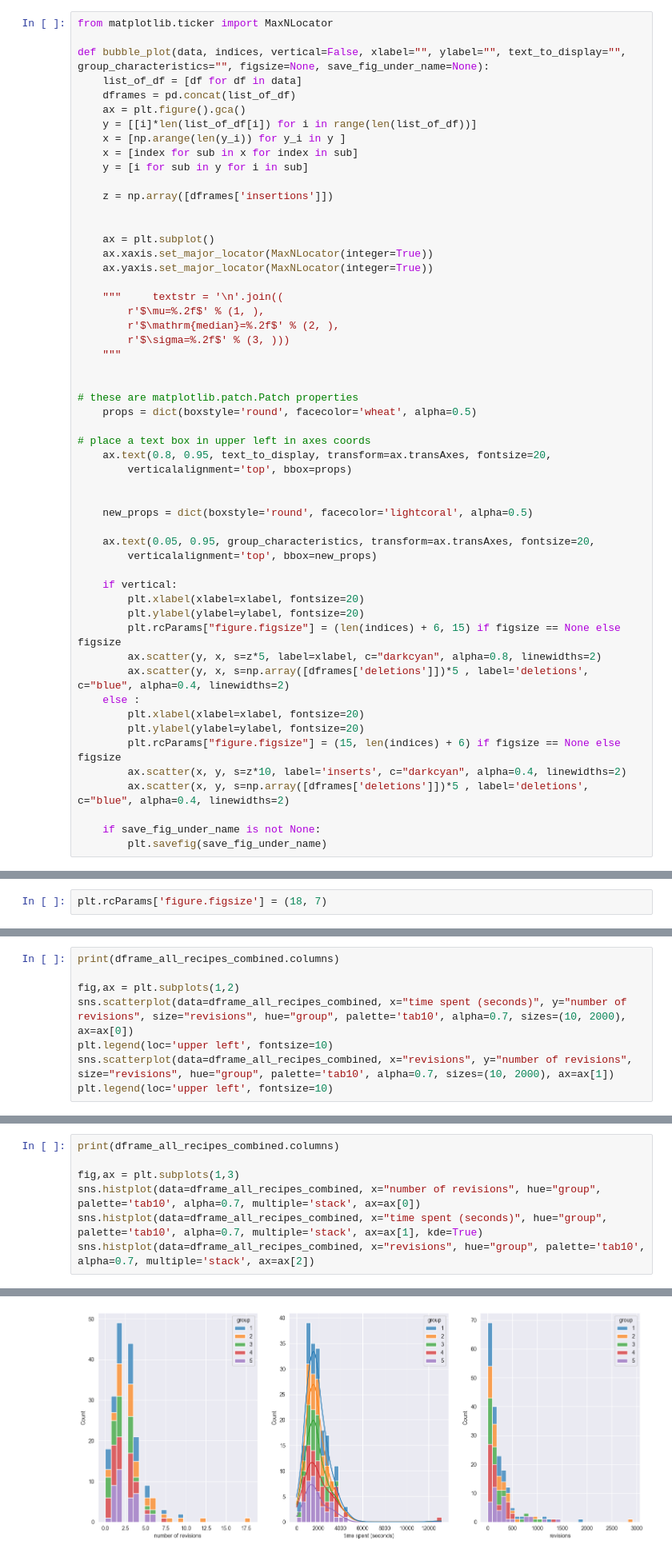
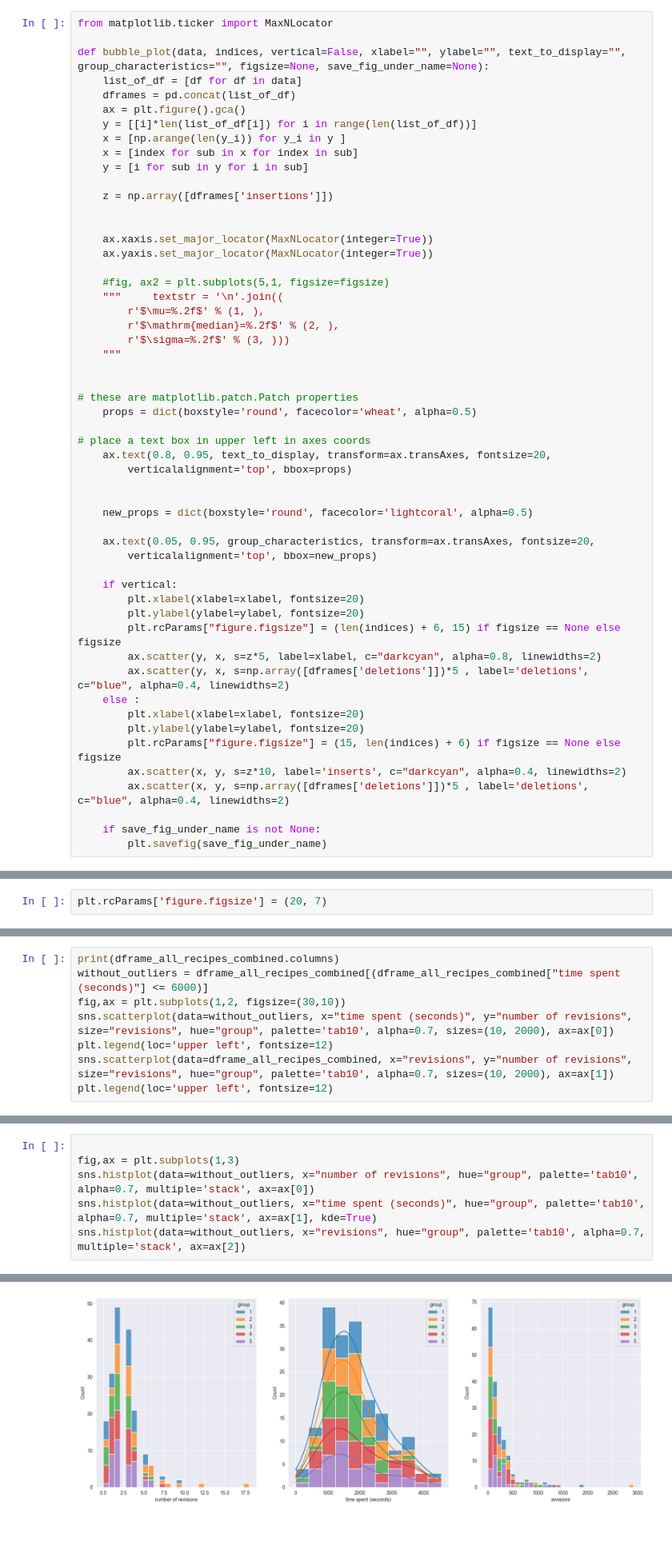
Before and after one commit to lucamouchel/Understanding-Revision-Behavior, a Jupyter notebook: InsertsDelComparisons.ipynb, the cells around one changed output, grey strips where cells are left out. Shown at 80% size. Drawn from its saved outputs; the diff is of its cells as text; blank space fills up the shorter version.

```diff
--- a/InsertsDelComparisons.ipynb
+++ b/InsertsDelComparisons.ipynb
@@ -249,10 +249,10 @@ def bubble_plot(data, indices, vertical=False, xlabel="", ylabel="", text_to_dis
     z = np.array([dframes['insertions']])
 
 
-    ax = plt.subplot()
     ax.xaxis.set_major_locator(MaxNLocator(integer=True))
     ax.yaxis.set_major_locator(MaxNLocator(integer=True))
 
+    #fig, ax2 = plt.subplots(5,1, figsize=figsize)
     """     textstr = '\n'.join((
         r'$\mu=%.2f$' % (1, ),
         r'$\mathrm{median}=%.2f$' % (2, ),
@@ -556,6 +559,6 @@ dframe_all_recipes_combined = pd.DataFrame(dframe_all_recipes_combined)
 2022-09-04 14:01:31.746981 2022-09-04 14:48:49.568420
 2022-09-04 14:01:31.746981 2022-09-04 14:48:49.568420
 # %%
-plt.rcParams['figure.figsize'] = (18, 7)
+plt.rcParams['figure.figsize'] = (20, 7)
 # %%
 
@@ -572,12 +579,12 @@ On average, no group spends much more time on the platform, they balance themsel
 However, in terms of amount of revision, non clear distinction exists between groups. We cant assume users with feedback review much more than users without.
 # %%
 print(dframe_all_recipes_combined.columns)
-
-fig,ax = plt.subplots(1,2)
-sns.scatterplot(data=dframe_all_recipes_combined, x="time spent (seconds)", y="number of revisions", size="revisions", hue="group", palette='tab10', alpha=0.7, sizes=(10, 2000), ax=ax[0])
-plt.legend(loc='upper left', fontsize=10)
+without_outliers = dframe_all_recipes_combined[(dframe_all_recipes_combined["time spent (seconds)"] <= 6000)]
+fig,ax = plt.subplots(1,2, figsize=(30,10))
+sns.scatterplot(data=without_outliers, x="time spent (seconds)", y="number of revisions", size="revisions", hue="group", palette='tab10', alpha=0.7, sizes=(10, 2000), ax=ax[0])
+plt.legend(loc='upper left', fontsize=12)
 sns.scatterplot(data=dframe_all_recipes_combined, x="revisions", y="number of revisions", size="revisions", hue="group", palette='tab10', alpha=0.7, sizes=(10, 2000), ax=ax[1])
-plt.legend(loc='upper left', fontsize=10)
+plt.legend(loc='upper left', fontsize=12)
 # %% [output]
 No artists with labels found to put in legend.  Note that artists whose label start with an underscore are ignored when legend() is called with no argument.
 Index(['user_id', 'revisions', 'group', 'number of revisions',
@@ -590,10 +597,9 @@ Index(['user_id', 'revisions', 'group', 'number of revisions',
 # %% [markdown]
 Clearly, users with feedback dominate in terms of number of revisions. So although they revise more, that doesnt mean that they have more revisions.
 # %%
-print(dframe_all_recipes_combined.columns)
 
 fig,ax = plt.subplots(1,3)
-sns.histplot(data=dframe_all_recipes_combined, x="number of revisions", hue="group", palette='tab10', alpha=0.7, multiple='stack', ax=ax[0])
-sns.histplot(data=dframe_all_recipes_combined, x="time spent (seconds)", hue="group", palette='tab10', alpha=0.7, multiple='stack', ax=ax[1], kde=True)
-sns.histplot(data=dframe_all_recipes_combined, x="revisions", hue="group", palette='tab10', alpha=0.7, multiple='stack', ax=ax[2])
+sns.histplot(data=without_outliers, x="number of revisions", hue="group", palette='tab10', alpha=0.7, multiple='stack', ax=ax[0])
+sns.histplot(data=without_outliers, x="time spent (seconds)", hue="group", palette='tab10', alpha=0.7, multiple='stack', ax=ax[1], kde=True)
+sns.histplot(data=without_outliers, x="revisions", hue="group", palette='tab10', alpha=0.7, multiple='stack', ax=ax[2])
 # %% [output]
@@ -604,4 +607,4 @@ Index(['user_id', 'revisions', 'group', 'number of revisions',
-[figure, old version]
+[figure, new version]
 # %% [markdown]
 #### Interpretations
 # %% [markdown]
```
Also changed, not shown: parts of 6 cells of this notebook.
